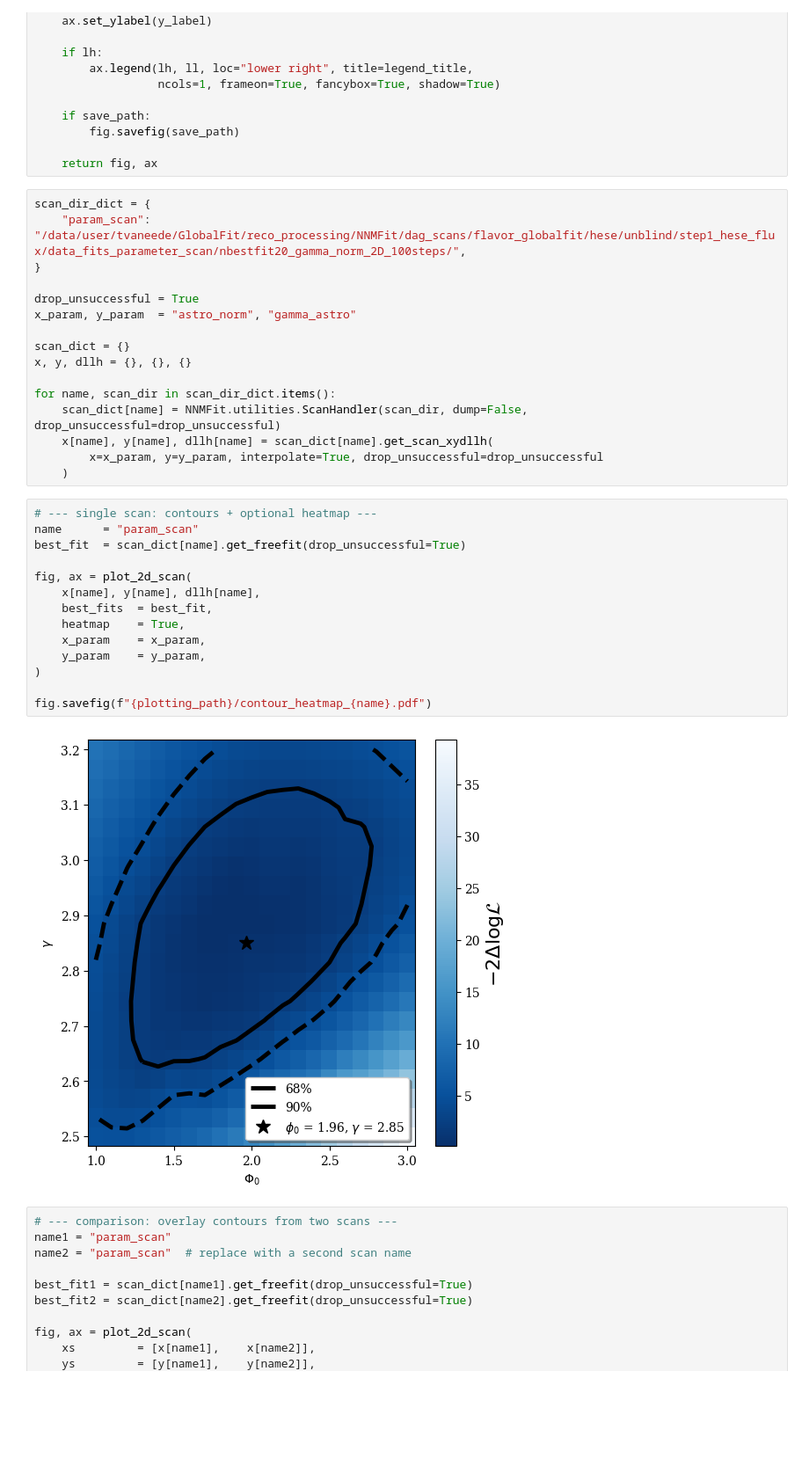
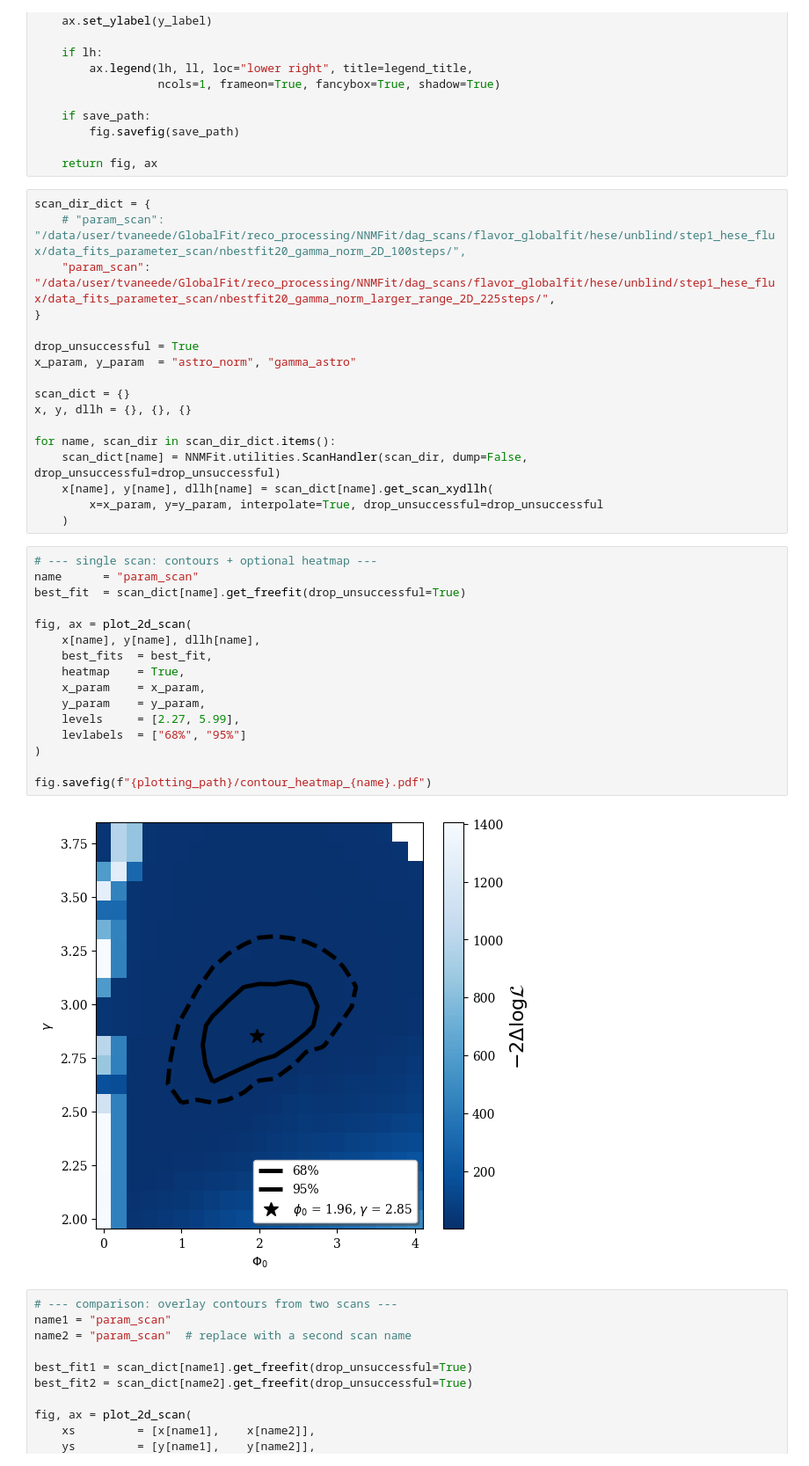
Before and after one commit to icecube/reco_processing, a Jupyter notebook: NNMFit/notebooks/unblind/debug_bdt/fit_result_2D.ipynb, the cells around one changed output. Shown at 88% size. Drawn from its saved outputs; the diff is of its cells as text; blank space fills up the shorter version.

Commit message:
update 2d plot

```diff
--- a/NNMFit/notebooks/unblind/debug_bdt/fit_result_2D.ipynb
+++ b/NNMFit/notebooks/unblind/debug_bdt/fit_result_2D.ipynb
@@ -134,7 +134,8 @@ def plot_2d_scan(
     return fig, ax
 # %%
 scan_dir_dict = {
-    "param_scan": "/data/user/tvaneede/GlobalFit/reco_processing/NNMFit/dag_scans/flavor_globalfit/hese/unblind/step1_hese_flux/data_fits_parameter_scan/nbestfit20_gamma_norm_2D_100steps/",
+    # "param_scan": "/data/user/tvaneede/GlobalFit/reco_processing/NNMFit/dag_scans/flavor_globalfit/hese/unblind/step1_hese_flux/data_fits_parameter_scan/nbestfit20_gamma_norm_2D_100steps/",
+    "param_scan": "/data/user/tvaneede/GlobalFit/reco_processing/NNMFit/dag_scans/flavor_globalfit/hese/unblind/step1_hese_flux/data_fits_parameter_scan/nbestfit20_gamma_norm_larger_range_2D_225steps/",
 }
 
 drop_unsuccessful = True
@@ -151,19 +152,21 @@ for name, scan_dir in scan_dir_dict.items():
 # %%
 # --- single scan: contours + optional heatmap ---
 name      = "param_scan"
 best_fit  = scan_dict[name].get_freefit(drop_unsuccessful=True)
 
 fig, ax = plot_2d_scan(
     x[name], y[name], dllh[name],
     best_fits  = best_fit,
     heatmap    = True,
     x_param    = x_param,
     y_param    = y_param,
+    levels     = [2.27, 5.99],
+    levlabels  = ["68%", "95%"]
 )
 
 fig.savefig(f"{plotting_path}/contour_heatmap_{name}.pdf")
 # %% [output]
-[figure, old version]
+[figure, new version]
 # %%
 # --- comparison: overlay contours from two scans ---
 name1 = "param_scan"
```
Also changed, not shown: 1 other file.
